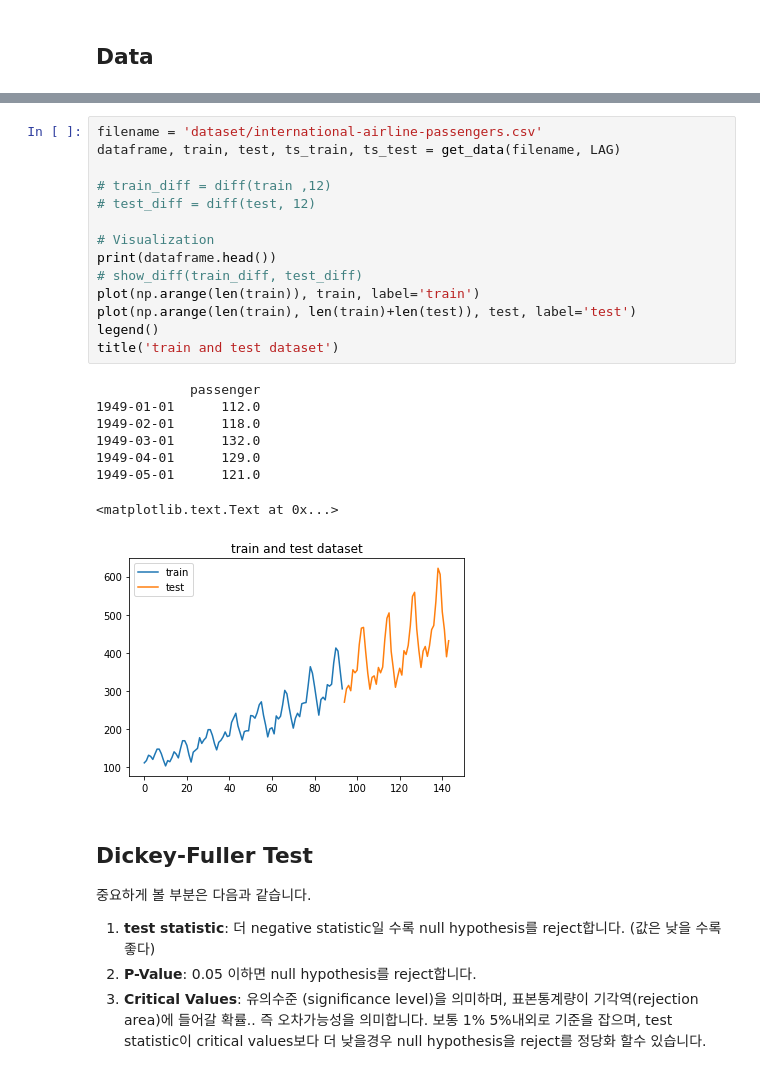
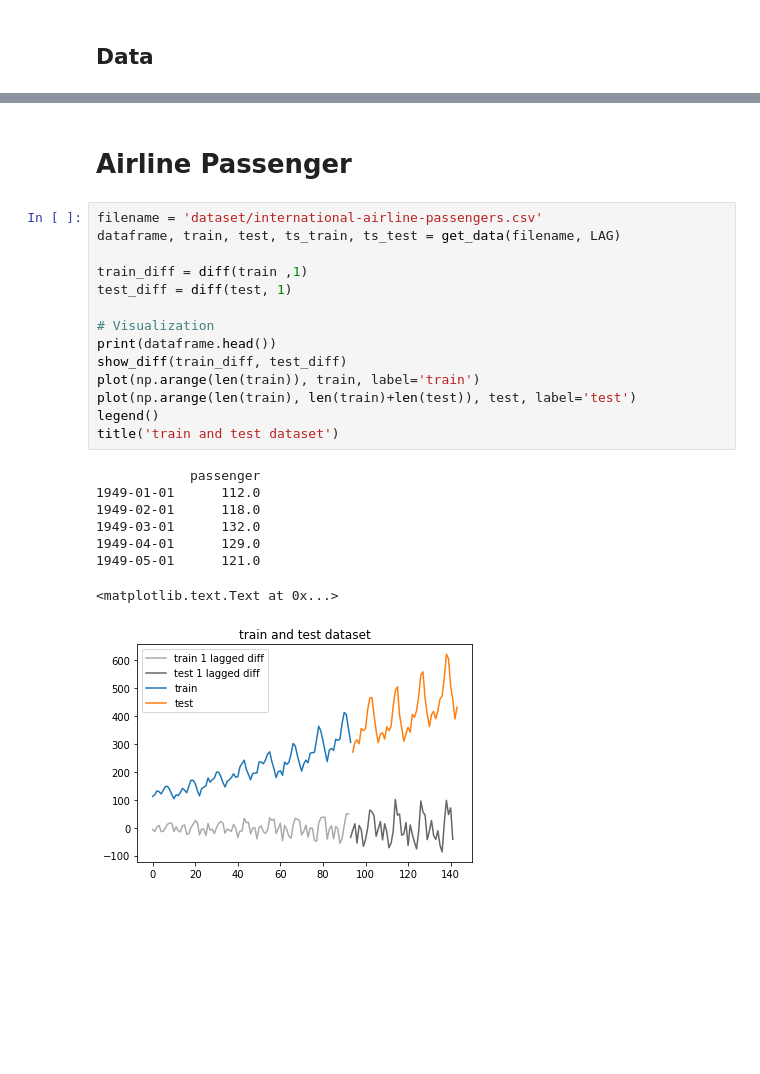
Before and after one commit to AndersonJo/arima-python, a Jupyter notebook: 02 Dickey Fuller Test.ipynb, the cells around one changed output, grey strips where cells are left out. Saved outputs shown, nothing was run; the diff lists cells and outputs as text; blank space fills up the shorter version.

```diff
--- a/02 Dickey Fuller Test.ipynb
+++ b/02 Dickey Fuller Test.ipynb
@@ -39,31 +121,25 @@ Populating the interactive namespace from numpy and matplotlib
+# %% [markdown]
+# Airline Passenger
 # %%
 filename = 'dataset/international-airline-passengers.csv'
 dataframe, train, test, ts_train, ts_test = get_data(filename, LAG)
 
-# train_diff = diff(train ,12)
-# test_diff = diff(test, 12)
+train_diff = diff(train ,1)
+test_diff = diff(test, 1)
 
 # Visualization
 print(dataframe.head())
-# show_diff(train_diff, test_diff)
+show_diff(train_diff, test_diff)
 plot(np.arange(len(train)), train, label='train')
 plot(np.arange(len(train), len(train)+len(test)), test, label='test')
 legend()
 title('train and test dataset')
 # %% [output]
             passenger
 1949-01-01      112.0
 1949-02-01      118.0
 1949-03-01      132.0
 1949-04-01      129.0
 1949-05-01      121.0
 <matplotlib.text.Text at 0x...>
-[figure, old version]
+[figure, new version]
-# %% [markdown]
-## Dickey-Fuller Test
-
-중요하게 볼 부분은 다음과 같습니다.
-
-1. **test statistic**: 더 negative statistic일 수록 null hypothesis를 reject합니다. (값은 낮을 수록 좋다)
-2. **P-Value**: 0.05 이하면 null hypothesis를 reject합니다.
-3. **Critical Values**: 유의수준 (significance level)을 의미하며, 표본통계량이 기각역(rejection area)에 들어갈 확률.. 즉 오차가능성을 의미합니다. 보통 1% 5%내외로 기준을 잡으며, test statistic이 critical values보다 더 낮을경우 null hypothesis을 reject를 정당화 할수 있습니다.
```
Also changed, not shown: parts of 8 cells of this notebook, 7 other files.
